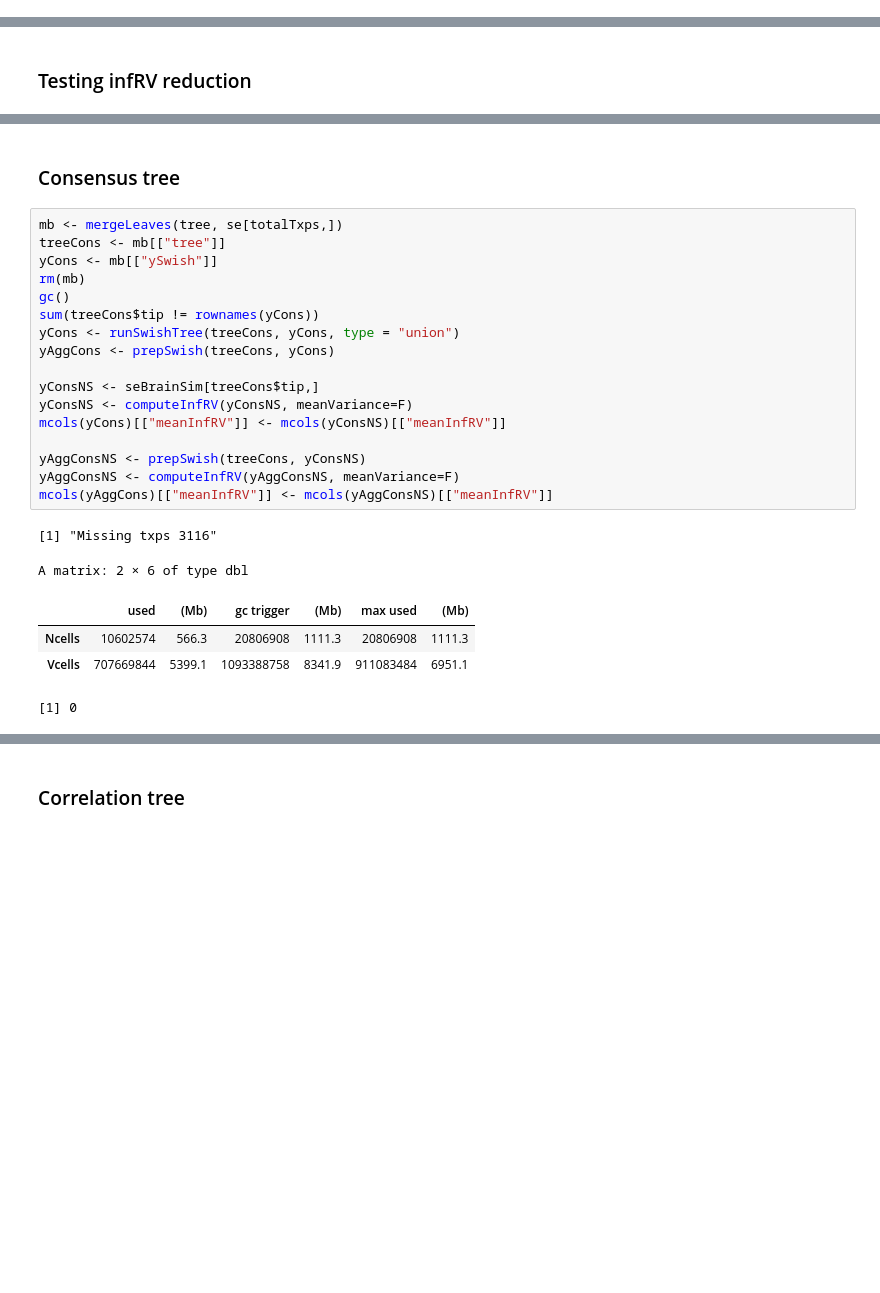
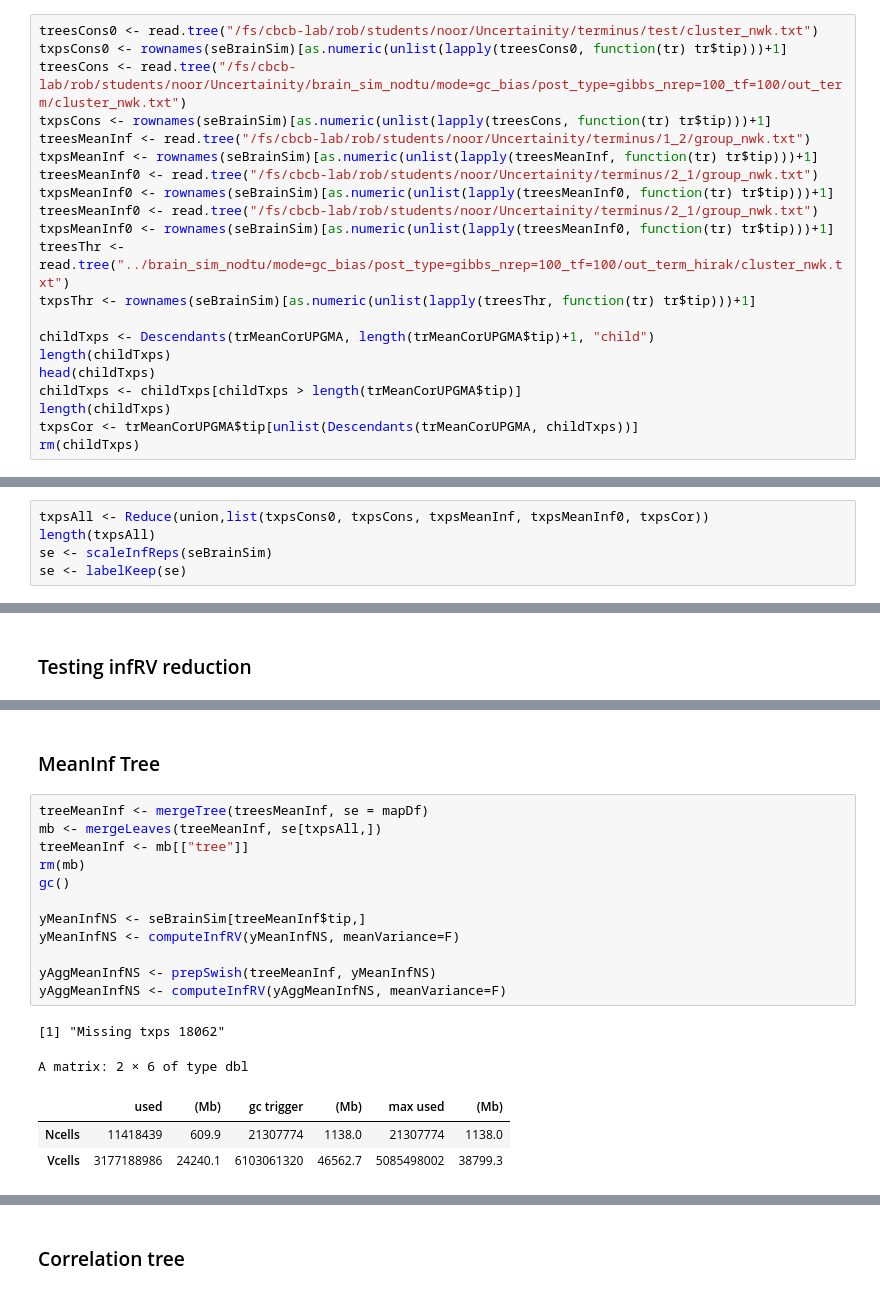
Before and after one commit to NPSDC/treeTerminusScripts, a Jupyter notebook: brain_simulation_nodtu/mode=gc_bias/post_type=gibbs_nrep=100_tf=100/mean_cons/prep_tree.ipynb, the cells around one changed output, grey strips where cells are left out. Drawn from its saved outputs; the diff is of its cells as text; blank space fills up the shorter version.

```diff
--- a/brain_simulation_nodtu/mode=gc_bias/post_type=gibbs_nrep=100_tf=100/mean_cons/prep_tree.ipynb
+++ b/brain_simulation_nodtu/mode=gc_bias/post_type=gibbs_nrep=100_tf=100/mean_cons/prep_tree.ipynb
@@ -57,0 +13,21 @@ A data.frame: 6 × 4
+# %%
+treesCons0 <- read.tree("/fs/cbcb-lab/rob/students/noor/Uncertainity/terminus/test/cluster_nwk.txt")
+txpsCons0 <- rownames(seBrainSim)[as.numeric(unlist(lapply(treesCons0, function(tr) tr$tip)))+1]
+treesCons <- read.tree("/fs/cbcb-lab/rob/students/noor/Uncertainity/brain_sim_nodtu/mode=gc_bias/post_type=gibbs_nrep=100_tf=100/out_term/cluster_nwk.txt")
+txpsCons <- rownames(seBrainSim)[as.numeric(unlist(lapply(treesCons, function(tr) tr$tip)))+1]
+treesMeanInf <- read.tree("/fs/cbcb-lab/rob/students/noor/Uncertainity/terminus/1_2/group_nwk.txt")
+txpsMeanInf <- rownames(seBrainSim)[as.numeric(unlist(lapply(treesMeanInf, function(tr) tr$tip)))+1]
+treesMeanInf0 <- read.tree("/fs/cbcb-lab/rob/students/noor/Uncertainity/terminus/2_1/group_nwk.txt")
+txpsMeanInf0 <- rownames(seBrainSim)[as.numeric(unlist(lapply(treesMeanInf0, function(tr) tr$tip)))+1]
+treesMeanInf0 <- read.tree("/fs/cbcb-lab/rob/students/noor/Uncertainity/terminus/2_1/group_nwk.txt")
+txpsMeanInf0 <- rownames(seBrainSim)[as.numeric(unlist(lapply(treesMeanInf0, function(tr) tr$tip)))+1]
+treesThr <- read.tree("../brain_sim_nodtu/mode=gc_bias/post_type=gibbs_nrep=100_tf=100/out_term_hirak/cluster_nwk.txt")
+txpsThr <- rownames(seBrainSim)[as.numeric(unlist(lapply(treesThr, function(tr) tr$tip)))+1]
+
+childTxps <- Descendants(trMeanCorUPGMA, length(trMeanCorUPGMA$tip)+1, "child")
+length(childTxps)
+head(childTxps)
+childTxps <- childTxps[childTxps > length(trMeanCorUPGMA$tip)]
+length(childTxps)
+txpsCor <- trMeanCorUPGMA$tip[unlist(Descendants(trMeanCorUPGMA, childTxps))]
+rm(childTxps)
@@ -57,0 +52,5 @@ A data.frame: 6 × 4
+# %%
+txpsAll <- Reduce(union,list(txpsCons0, txpsCons, txpsMeanInf, txpsMeanInf0, txpsCor))
+length(txpsAll)
+se <- scaleInfReps(seBrainSim)
+se <- labelKeep(se)
@@ -189,26 +215,20 @@ save(yAggMeanInf0, file="environment/brain_sim_nodtu/mode=gc_bias/post_type=gibb
 # %% [markdown]
-### Consensus tree
+### MeanInf Tree
 # %%
-mb <- mergeLeaves(tree, se[totalTxps,])
-treeCons <- mb[["tree"]]
-yCons <- mb[["ySwish"]]
+treeMeanInf <- mergeTree(treesMeanInf, se = mapDf)
+mb <- mergeLeaves(treeMeanInf, se[txpsAll,])
+treeMeanInf <- mb[["tree"]]
 rm(mb)
 gc()
-sum(treeCons$tip != rownames(yCons))
-yCons <- runSwishTree(treeCons, yCons, type = "union")
-yAggCons <- prepSwish(treeCons, yCons)
 
-yConsNS <- seBrainSim[treeCons$tip,]
-yConsNS <- computeInfRV(yConsNS, meanVariance=F)
-mcols(yCons)[["meanInfRV"]] <- mcols(yConsNS)[["meanInfRV"]]
+yMeanInfNS <- seBrainSim[treeMeanInf$tip,]
+yMeanInfNS <- computeInfRV(yMeanInfNS, meanVariance=F)
 
-yAggConsNS <- prepSwish(treeCons, yConsNS)
-yAggConsNS <- computeInfRV(yAggConsNS, meanVariance=F)
-mcols(yAggCons)[["meanInfRV"]] <- mcols(yAggConsNS)[["meanInfRV"]]
+yAggMeanInfNS <- prepSwish(treeMeanInf, yMeanInfNS)
+yAggMeanInfNS <- computeInfRV(yAggMeanInfNS, meanVariance=F)
 # %% [output]
-[1] "Missing txps 3116"
+[1] "Missing txps 18062"
 A matrix: 2 × 6 of type dbl
 |  | used | (Mb) | gc trigger | (Mb) | max used | (Mb) |
-| Ncells | 10602574 | 566.3 | 20806908 | 1111.3 | 20806908 | 1111.3 |
-| Vcells | 707669844 | 5399.1 | 1093388758 | 8341.9 | 911083484 | 6951.1 |
+| Ncells | 11418439 | 609.9 | 21307774 | 1138.0 | 21307774 | 1138.0 |
+| Vcells | 3177188986 | 24240.1 | 6103061320 | 46562.7 | 5085498002 | 38799.3 |
-[1] 0
```
Also changed, not shown: parts of 43 cells of this notebook, 9 other files.
